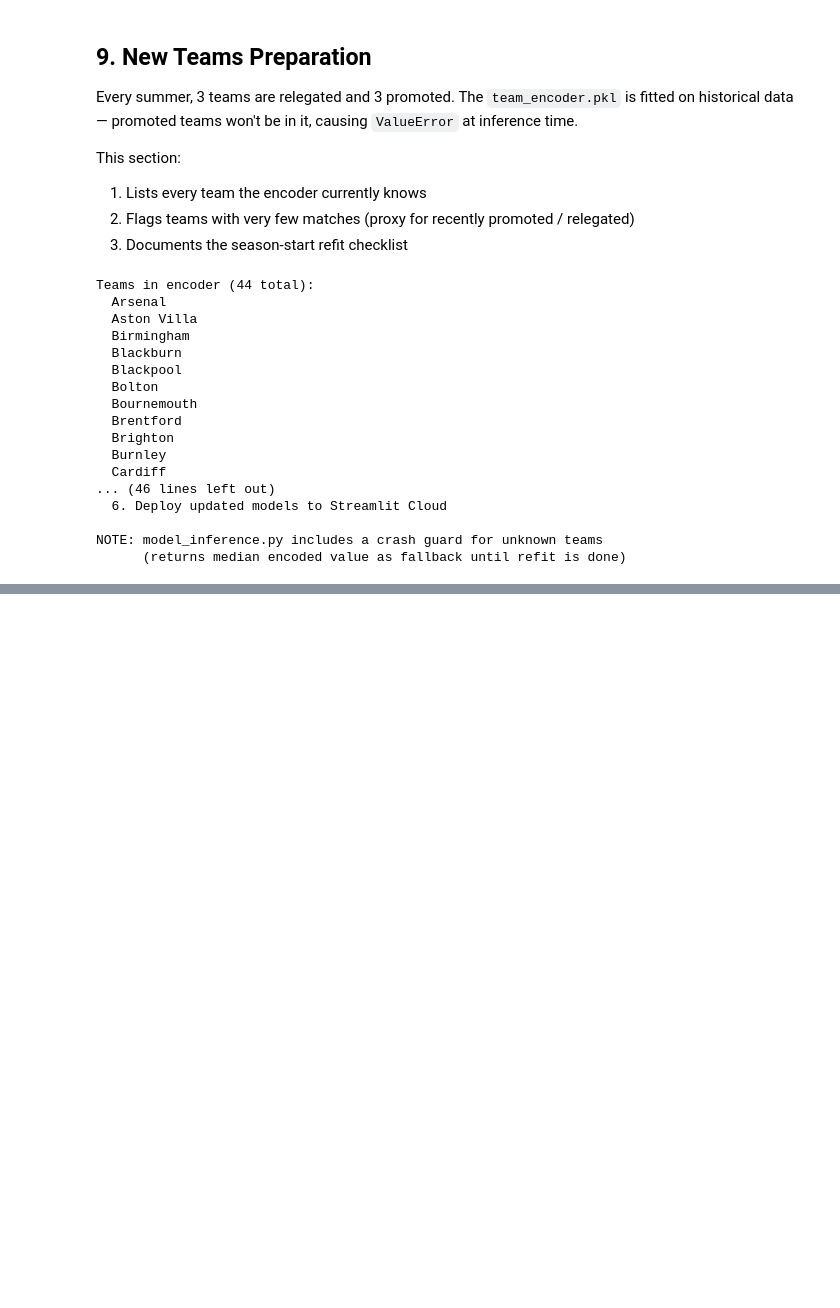
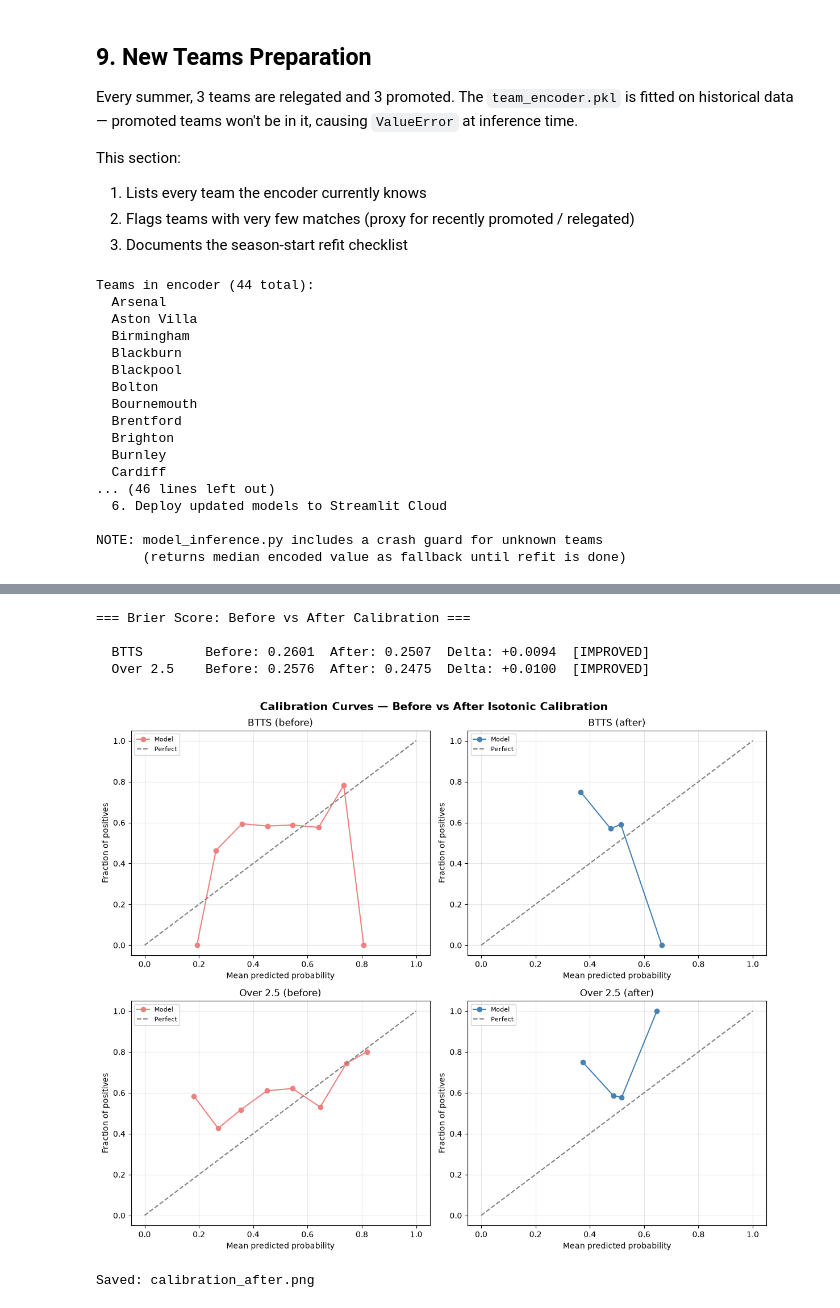
Before and after one commit to Jnyambok/Soca-Scores, a Jupyter notebook: experiments/notebooks/model_evaluation.ipynb, the cells around one changed output, grey strips where cells are left out. Cells and saved outputs as stored; diff of their text form; code cells hidden in the pictures; blank space fills up the shorter version.

```diff
--- a/experiments/notebooks/model_evaluation.ipynb
+++ b/experiments/notebooks/model_evaluation.ipynb
@@ -616,0 +627,61 @@ NOTE: model_inference.py includes a crash guard for unknown teams
+# %%
+import pickle
+
+# Load calibrated models
+with open(MODELS_DIR / 'soca_btts_calibrated.pkl', 'rb') as f:
+    model_btts_cal = pickle.load(f)
+with open(MODELS_DIR / 'soca_over25_calibrated.pkl', 'rb') as f:
+    model_over25_cal = pickle.load(f)
+
+# Generate calibrated probabilities
+btts_proba_cal   = model_btts_cal.predict_proba(X_test)[:, 1]
+over25_proba_cal = model_over25_cal.predict_proba(X_test)[:, 1]
+
+# Brier score before vs after
+print('=== Brier Score: Before vs After Calibration ===')
+print()
+for name, before, after, actual in [
+    ('BTTS',     btts_proba,   btts_proba_cal,   test['btts']),
+    ('Over 2.5', over25_proba, over25_proba_cal, test['over_2_5']),
+]:
+    bs_before = brier_score_loss(actual, before)
+    bs_after  = brier_score_loss(actual, after)
+    delta     = bs_before - bs_after
+    flag      = 'IMPROVED' if delta > 0 else 'NO IMPROVEMENT'
+    print(f'  {name:10s}  Before: {bs_before:.4f}  After: {bs_after:.4f}  Delta: {delta:+.4f}  [{flag}]')
+
+print()
+
+# Calibration curves: before vs after side by side
+fig, axes = plt.subplots(2, 2, figsize=(12, 10))
+fig.suptitle('Calibration Curves — Before vs After Isotonic Calibration', fontsize=14, fontweight='bold')
+
+pairs = [
+    ('BTTS (before)',     btts_proba,       test['btts'],     axes[0, 0]),
+    ('BTTS (after)',      btts_proba_cal,   test['btts'],     axes[0, 1]),
+    ('Over 2.5 (before)', over25_proba,     test['over_2_5'], axes[1, 0]),
+    ('Over 2.5 (after)',  over25_proba_cal, test['over_2_5'], axes[1, 1]),
+]
+
+for name, proba, actual, ax in pairs:
+    frac_pos, mean_pred = calibration_curve(actual, proba, n_bins=10, strategy='uniform')
+    color = 'lightcoral' if 'before' in name else 'steelblue'
+    ax.plot(mean_pred, frac_pos, marker='o', label='Model', color=color)
+    ax.plot([0, 1], [0, 1], linestyle='--', color='gray', label='Perfect')
+    ax.set_title(name)
+    ax.set_xlabel('Mean predicted probability')
+    ax.set_ylabel('Fraction of positives')
+    ax.legend(fontsize=8)
+    ax.grid(True, alpha=0.3)
+
+plt.tight_layout()
+plt.savefig('calibration_after.png', dpi=150, bbox_inches='tight')
+plt.show()
+print('Saved: calibration_after.png')
+# %% [output]
+=== Brier Score: Before vs After Calibration ===
+
+  BTTS        Before: 0.2601  After: 0.2507  Delta: +0.0094  [IMPROVED]
+  Over 2.5    Before: 0.2576  After: 0.2475  Delta: +0.0100  [IMPROVED]
+[figure, added]
+Saved: calibration_after.png
```
Also changed, not shown: parts of 15 cells of this notebook, 14 other files.
